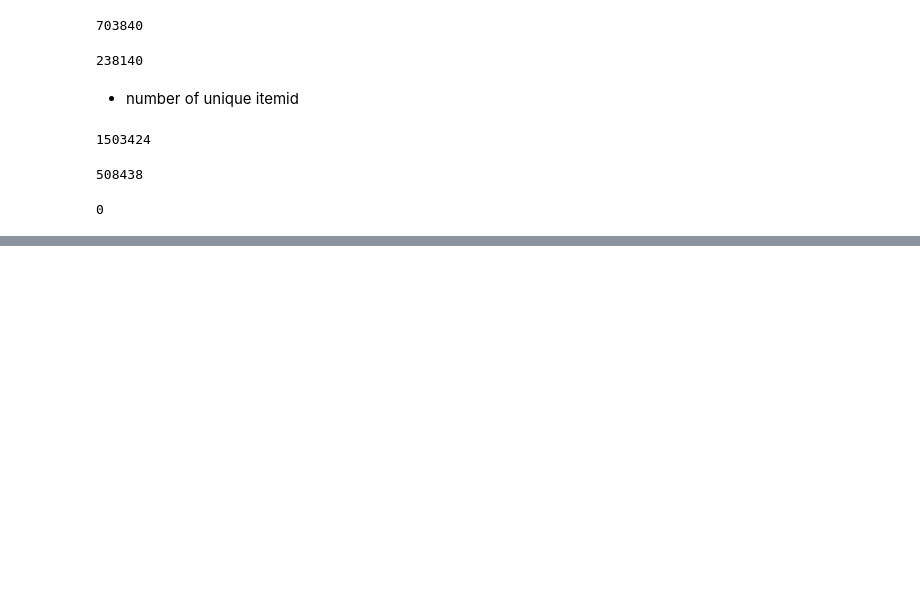
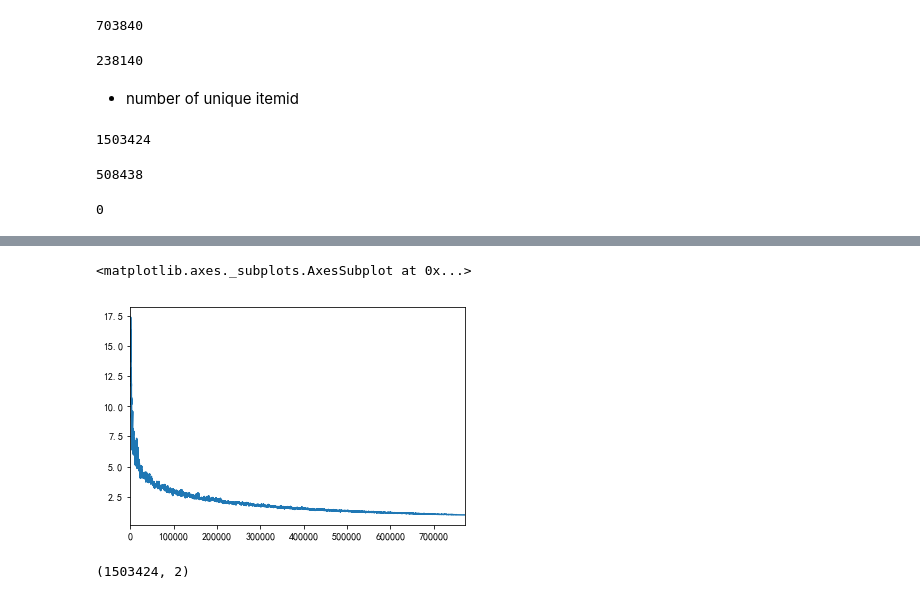
Before and after one commit to ihongChen/kaggle_Avito, a Jupyter notebook: src/eda1.ipynb, the cells around one changed output, grey strips where cells are left out. Cells and saved outputs as stored; diff of their text form; code cells hidden in the pictures; blank space fills up the shorter version.

```diff
--- a/src/eda1.ipynb
+++ b/src/eda1.ipynb
@@ -94,0 +366,9 @@ itmid_in_trn_test.size
+# %%
+pd.Series(np.array(ui_csr.sum(axis=1)).flatten()).rolling(1000).mean().plot()
+# %% [output]
+<matplotlib.axes._subplots.AxesSubplot at 0x...>
+[figure, added]
+# %%
+df_train[['user_id','item_seq_number']].drop_duplicates().shape
+# %% [output]
+(1503424, 2)
```
Also changed, not shown: parts of 46 cells of this notebook.
